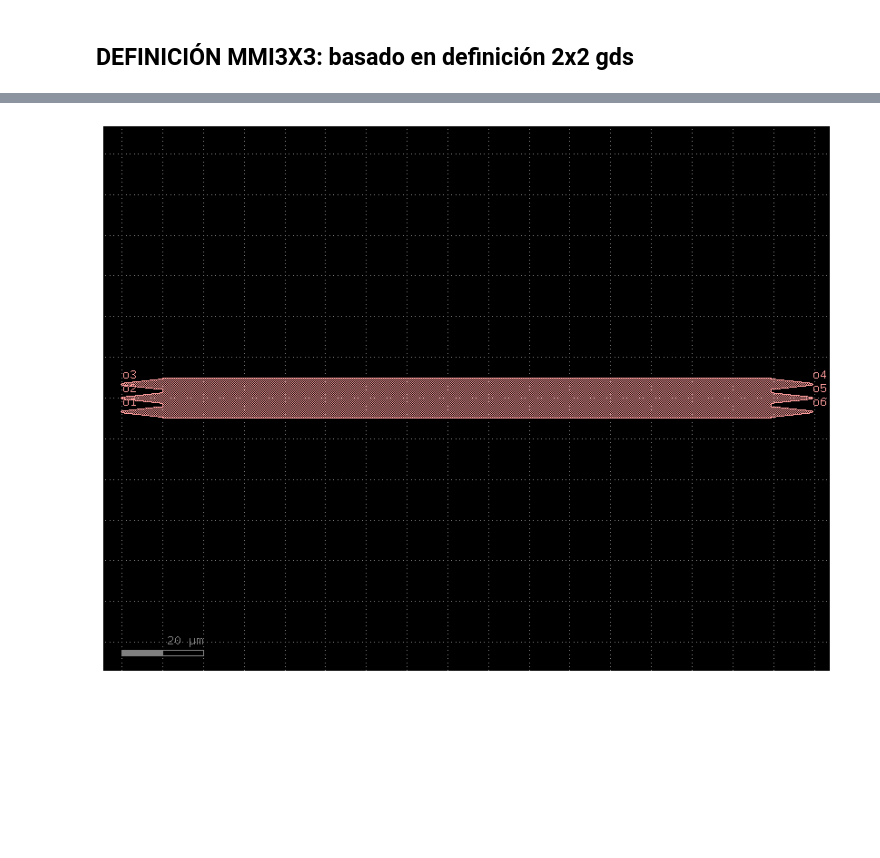
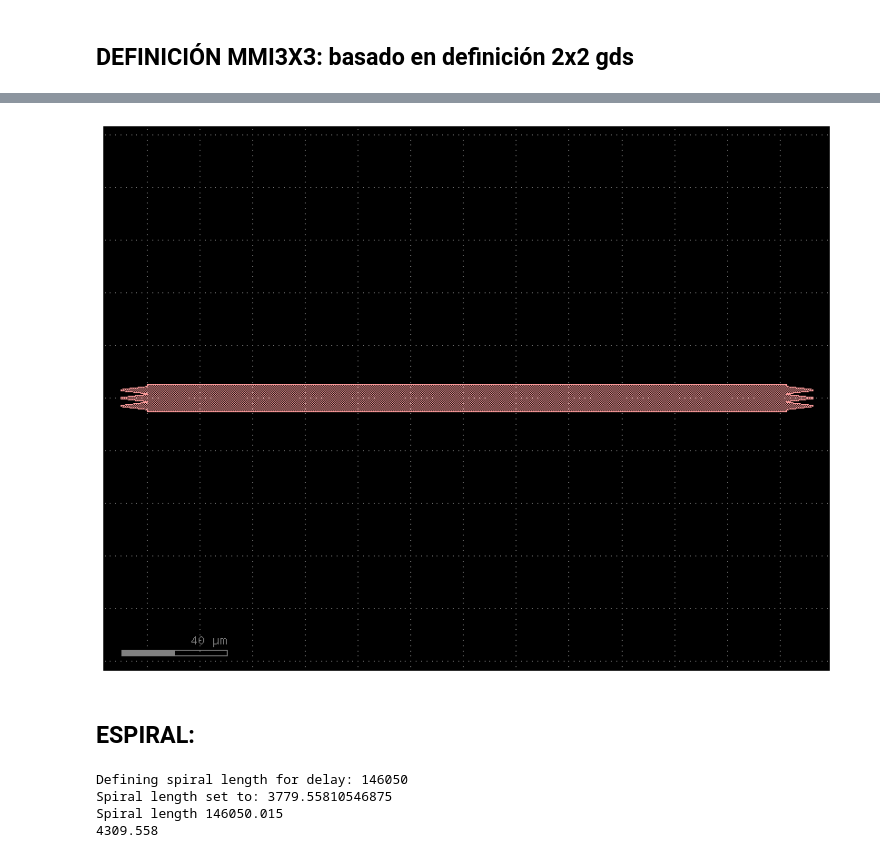
Before and after one commit to mromgar1/pic-upv-lab5-finalproject, a Jupyter notebook: LAYOUT_SIN.ipynb, the cells around one changed output, grey strips where cells are left out. Saved outputs shown, nothing was run; the diff lists cells and outputs as text; code cells hidden in the pictures; blank space fills up the shorter version.

```diff
--- a/LAYOUT_SIN.ipynb
+++ b/LAYOUT_SIN.ipynb
@@ -153,9 +167,8 @@ def mmi3x3(
     c.flatten()
     return c
 # %%
-#ahora mismo gap bastante bueno (pero hacer bien)
-c = mmi3x3(width= 0.45, width_taper=2.6, length_taper= 10.0, length_mmi = 149.43, width_mmi= 10, gap_mmi = 0.8)
-c.draw_ports()
+c = mmi3x3(width= 0.45, width_taper=2.8, length_taper= 10.0, length_mmi = 242.4723, width_mmi= 10, gap_mmi = 0.2)
+
+c.show()
 c.plot()
-c.show()
 # %% [output]
@@ -163 +176,38 @@ c.show()
-[figure, old version]
+[figure, new version]
+# %% [markdown]
+## ESPIRAL:
+# %%
+"""
+Spirals for cutback prop.loss measurement
+DoE: Assuming 1dB/cm loss: 1.5cm difference between spirals mean 1.5dB difference between
+measurements.
+"""
+from upvfab.sin300.cband.cells import define_spiral_length
+rad = 120
+N_spr = 14
+dy_spr = 10
+target_length = 146050  # in microns aprox
+#target_length = 146049.68378195382
+
+dx_length_spiral = define_spiral_length(delay_length=target_length,
+                                        N_spr=N_spr, #N_spr: order-number of loops (0,1,...)
+                                        radius=rad,
+                                        d_SPR=10, #d_SPR: waveguide separation
+                                        dy_SPR=dy_spr,#dy_SPR: spiral straight extent in y
+                                        )
+
+spiral = cells.spiral_upv(
+        radius=rad,
+        N_spr=N_spr,
+        d_SPR = 10,
+        dy_SPR = dy_spr,
+        dx_SPR = dx_length_spiral,
+        layer="strip",
+        )
+print('Spiral length', spiral.info["length"])
+print(spiral.info["lx_final"])
+# %% [output]
+Defining spiral length for delay: 146050
+Spiral length set to: 3779.55810546875
+Spiral length 146050.015
+4309.558
```
Also changed, not shown: parts of 7 cells of this notebook, 1 other file.
